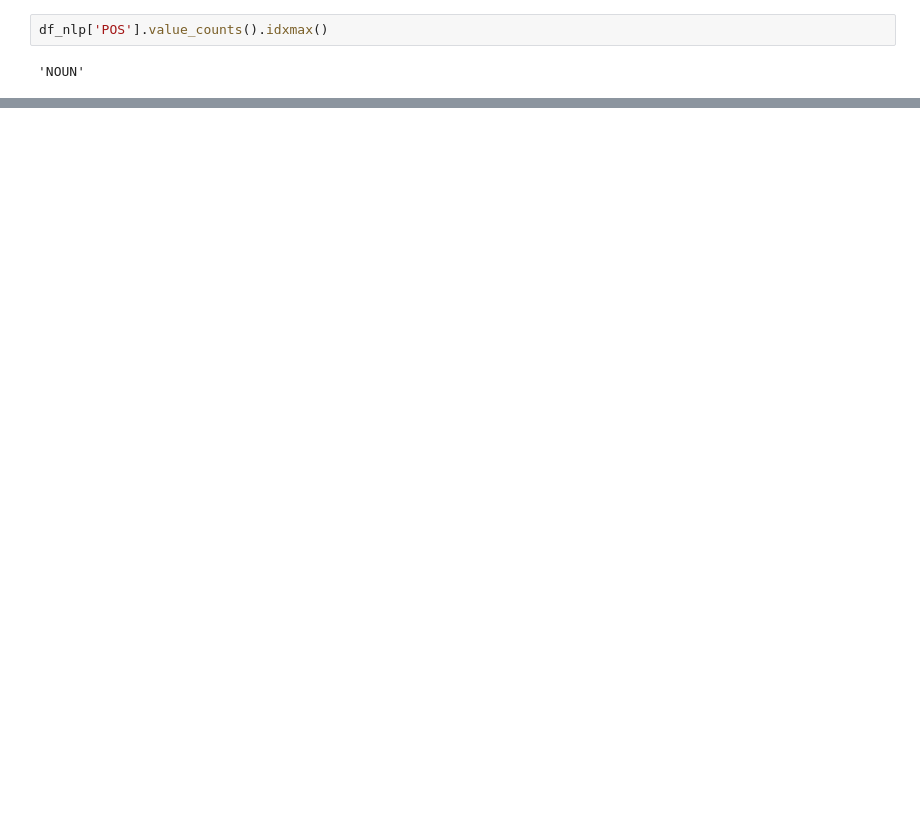
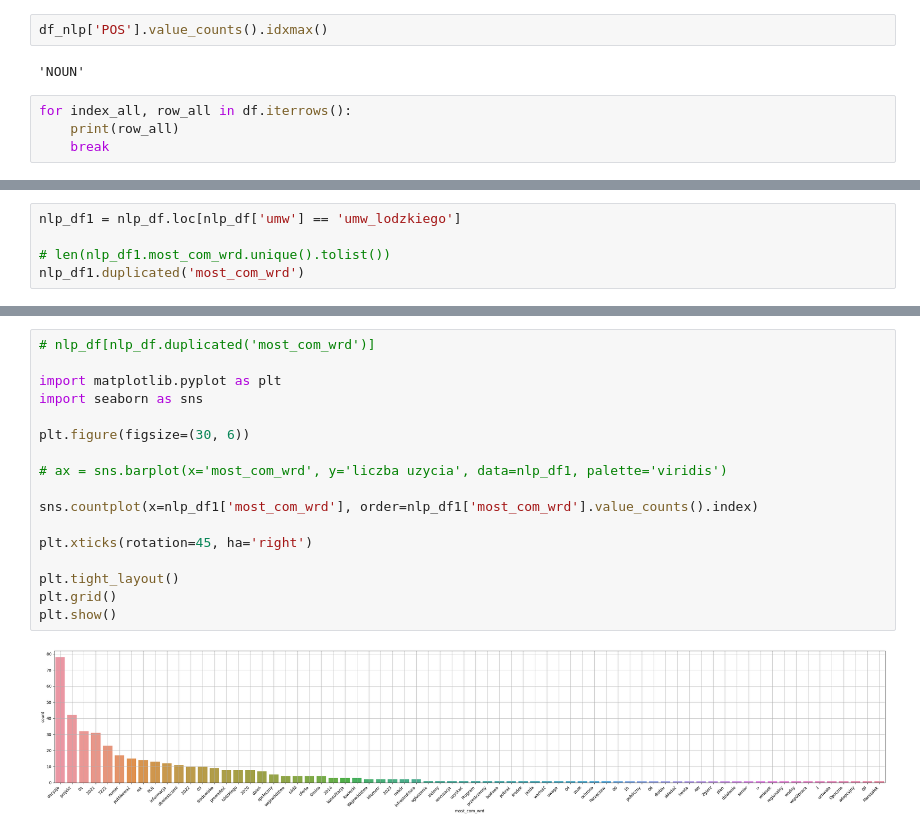
Before and after one commit to KacperSalak/urz_marsz_bip_scrapp, a Jupyter notebook: df_lemma_comms.ipynb, the cells around one changed output, grey strips where cells are left out. Saved outputs shown, nothing was run; the diff lists cells and outputs as text; blank space fills up the shorter version.

```diff
--- a/df_lemma_comms.ipynb
+++ b/df_lemma_comms.ipynb
@@ -83,3 +79,7 @@ df_nlp.loc[df_nlp["POS"] == "PROPN"]
 df_nlp['POS'].value_counts().idxmax()
 # %% [output]
 'NOUN'
+# %%
+for index_all, row_all in df.iterrows():
+    print(row_all)
+    break
@@ -139,0 +160,5 @@ brak danych
+# %%
+nlp_df1 = nlp_df.loc[nlp_df['umw'] == 'umw_lodzkiego']
+
+# len(nlp_df1.most_com_wrd.unique().tolist())
+nlp_df1.duplicated('most_com_wrd')
@@ -139,0 +178,19 @@ brak danych
+# %%
+# nlp_df[nlp_df.duplicated('most_com_wrd')]
+
+import matplotlib.pyplot as plt
+import seaborn as sns
+
+plt.figure(figsize=(30, 6))
+
+# ax = sns.barplot(x='most_com_wrd', y='liczba uzycia', data=nlp_df1, palette='viridis')
+
+sns.countplot(x=nlp_df1['most_com_wrd'], order=nlp_df1['most_com_wrd'].value_counts().index)
+
+plt.xticks(rotation=45, ha='right')
+
+plt.tight_layout()
+plt.grid()
+plt.show()
+# %% [output]
+[figure, added]
```
Also changed, not shown: parts of 6 cells of this notebook.
